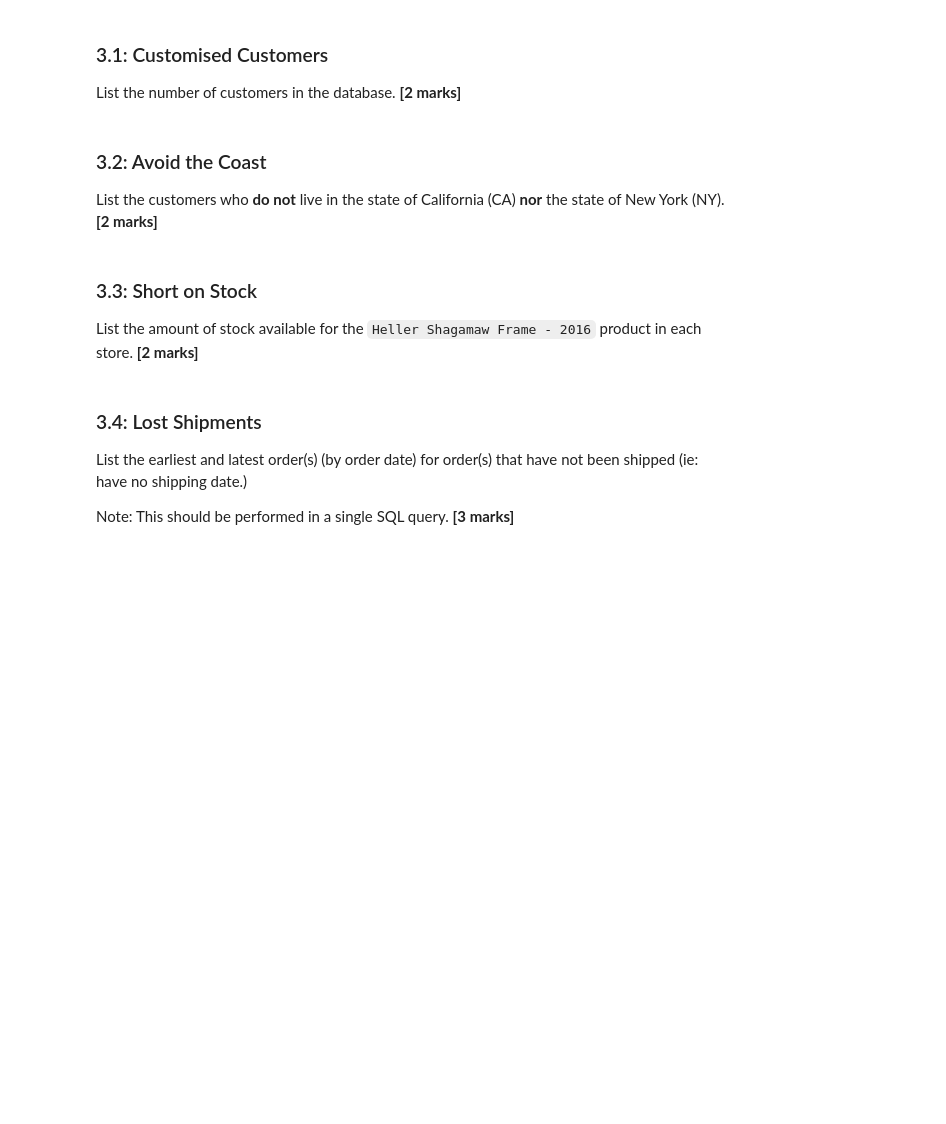
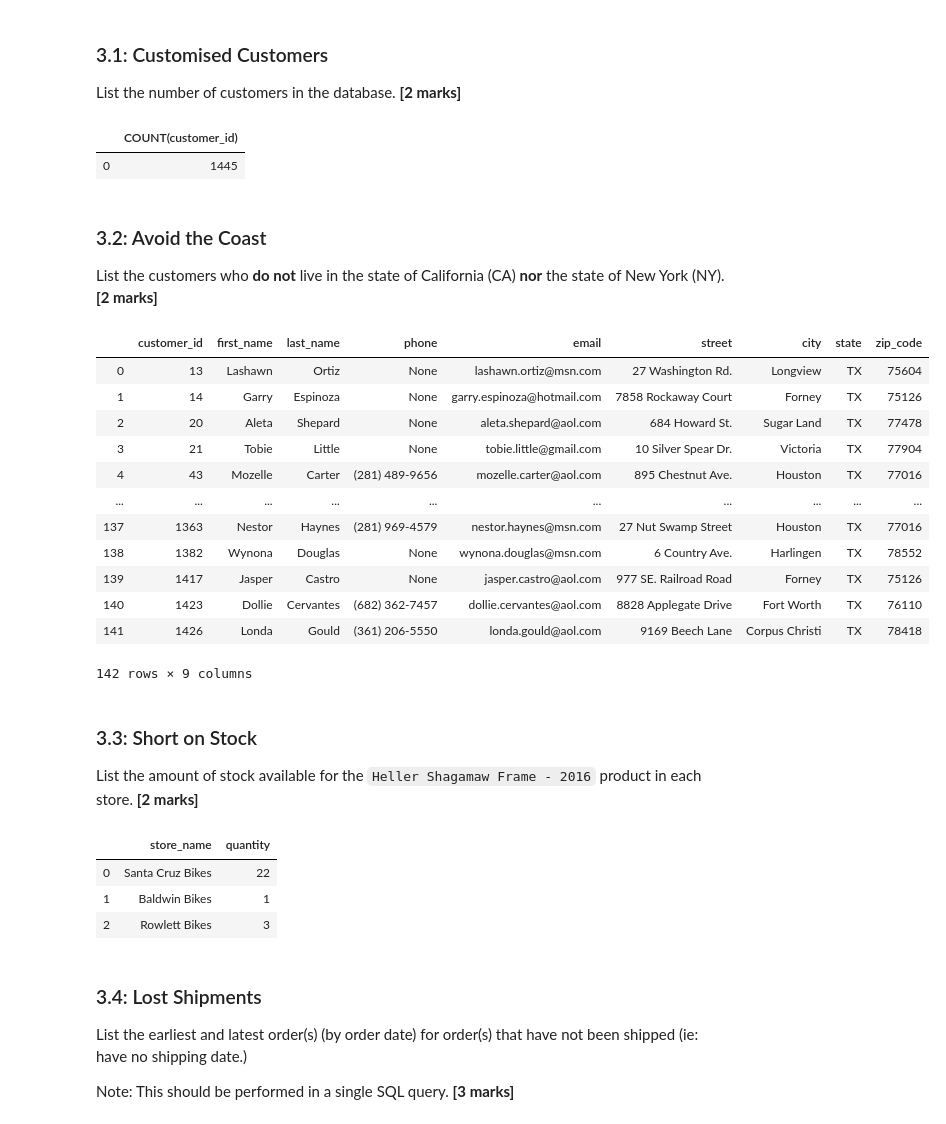
Before and after one commit to Yixi-Rao/Comp2420-assignment2, a Jupyter notebook: Assignment 2.ipynb, the cells around one changed output. Drawn from its saved outputs; the diff is of its cells as text; code cells hidden in the pictures; blank space fills up the shorter version.

```diff
--- a/Assignment 2.ipynb
+++ b/Assignment 2.ipynb
@@ -411,3 +412,13 @@ List the number of customers in the database.
+# %%
+# Your Code Here
+
+pd.read_sql_query('''SELECT COUNT(customer_id)
+                     FROM (SELECT customer_id
+                           FROM customers
+                           GROUP BY customer_id);''',conn)
+# %% [output]
+|  | COUNT(customer_id) |
+| 0 | 1445 |
 # %% [markdown]
 ### 3.2: Avoid the Coast
 List the customers who **do not** live in the state of California (CA) **nor** the state of New York (NY).
@@ -417,3 +426,22 @@ List the customers who **do not** live in the state of California (CA) **nor** t
+# %%
+# Your Code Here
+pd.read_sql_query('''SELECT *
+                     FROM customers
+                     WHERE state != 'CA' AND state != 'NY';''',conn)
+# %% [output]
+|  | customer_id | first_name | last_name | phone | email | street | city | state | zip_code |
+| 0 | 13 | Lashawn | Ortiz | None | lashawn.ortiz@msn.com | 27 Washington Rd. | Longview | TX | 75604 |
+| 1 | 14 | Garry | Espinoza | None | garry.espinoza@hotmail.com | 7858 Rockaway Court | Forney | TX | 75126 |
+| 2 | 20 | Aleta | Shepard | None | aleta.shepard@aol.com | 684 Howard St. | Sugar Land | TX | 77478 |
+| 3 | 21 | Tobie | Little | None | tobie.little@gmail.com | 10 Silver Spear Dr. | Victoria | TX | 77904 |
+| 4 | 43 | Mozelle | Carter | (281) 489-9656 | mozelle.carter@aol.com | 895 Chestnut Ave. | Houston | TX | 77016 |
+| ... | ... | ... | ... | ... | ... | ... | ... | ... | ... |
+| 137 | 1363 | Nestor | Haynes | (281) 969-4579 | nestor.haynes@msn.com | 27 Nut Swamp Street | Houston | TX | 77016 |
+| 138 | 1382 | Wynona | Douglas | None | wynona.douglas@msn.com | 6 Country Ave. | Harlingen | TX | 78552 |
+| 139 | 1417 | Jasper | Castro | None | jasper.castro@aol.com | 977 SE. Railroad Road | Forney | TX | 75126 |
+| 140 | 1423 | Dollie | Cervantes | (682) 362-7457 | dollie.cervantes@aol.com | 8828 Applegate Drive | Fort Worth | TX | 76110 |
+| 141 | 1426 | Londa | Gould | (361) 206-5550 | londa.gould@aol.com | 9169 Beech Lane | Corpus Christi | TX | 78418 |
+142 rows × 9 columns
 # %% [markdown]
 ### 3.3: Short on Stock
 List the amount of stock available for the `Heller Shagamaw Frame - 2016` product in each store.
@@ -423,3 +449,15 @@ List the amount of stock available for the `Heller Shagamaw Frame - 2016` produc
+# %%
+# Your Code Here
+
+pd.read_sql_query('''SELECT store_name,quantity
+                     FROM (SELECT store_id,quantity
+                           FROM stocks NATURAL JOIN products
+                           WHERE product_name = 'Heller Shagamaw Frame - 2016') NATURAL JOIN stores; ''',conn)
+# %% [output]
+|  | store_name | quantity |
+| 0 | Santa Cruz Bikes | 22 |
+| 1 | Baldwin Bikes | 1 |
+| 2 | Rowlett Bikes | 3 |
 # %% [markdown]
 ### 3.4: Lost Shipments
 List the earliest and latest order(s) (by order date) for order(s) that have not been shipped (ie: have no shipping date.)
```
Also changed, not shown: parts of 20 cells of this notebook, 2 other files.
